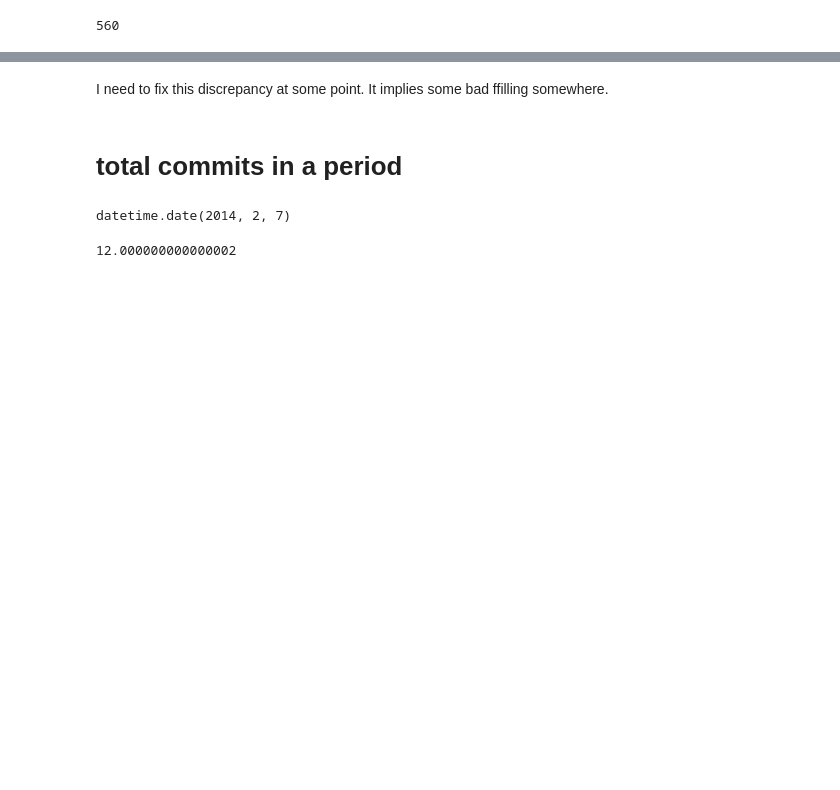
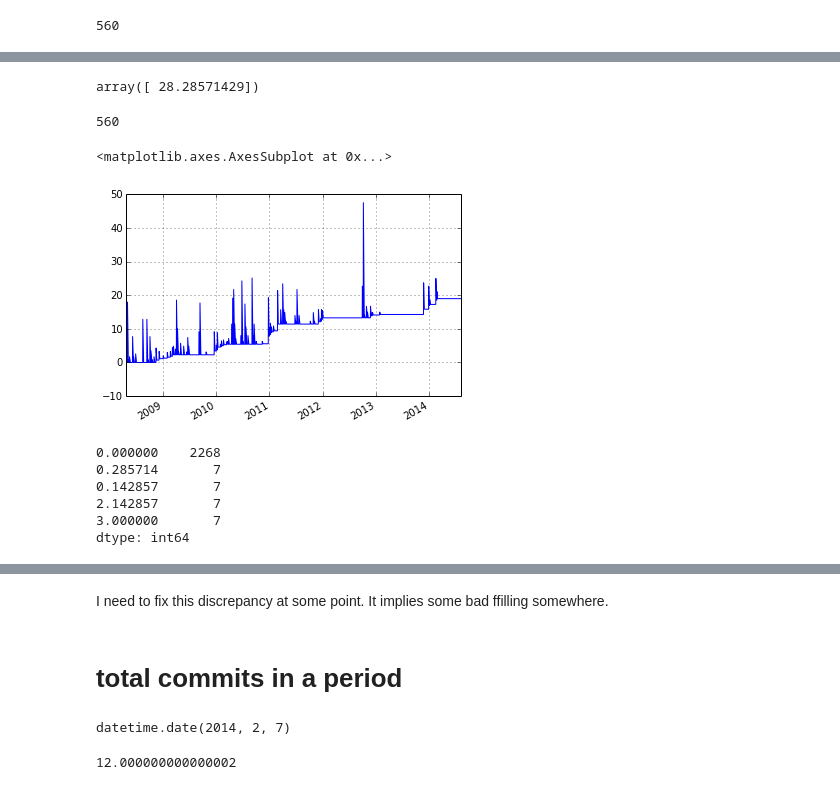
Before and after one commit to gauthamnair/repopulse, a Jupyter notebook: testingFeatureMaker.ipynb, the cells around one changed output, grey strips where cells are left out. Saved outputs shown, nothing was run; the diff lists cells and outputs as text; code cells hidden in the pictures; blank space fills up the shorter version.

```diff
--- a/testingFeatureMaker.ipynb
+++ b/testingFeatureMaker.ipynb
@@ -43,0 +70,5 @@ hadleyPlyr['commits_num'].sum()
+# %%
+weeklySum = hadleyPlyr['commits_num'].cumsum()
+weeklySum
+dailySum = resampleToDays(hadleyPlyr['commits_num']).cumsum()
+dailySum
@@ -43,0 +93,23 @@ hadleyPlyr['commits_num'].sum()
+# %%
+dailySum.ix['2014-08-03'].values - dailySum.ix['2013-10-01'].values
+# %% [output]
+array([ 28.28571429])
+# %%
+weeklyReindexed = weeklySum.reindex(index=dailySum.index, method='ffill')
+weeklyReindexed[-1]
+# %% [output]
+560
+# %%
+(weeklyReindexed - dailySum).plot()
+# %% [output]
+<matplotlib.axes.AxesSubplot at 0x...>
+[figure, added]
+# %%
+daily.value_counts()
+# %% [output]
+0.000000    2268
+0.285714       7
+0.142857       7
+2.142857       7
+3.000000       7
+dtype: int64
```
Also changed, not shown: parts of 21 cells of this notebook, 3 other files.
